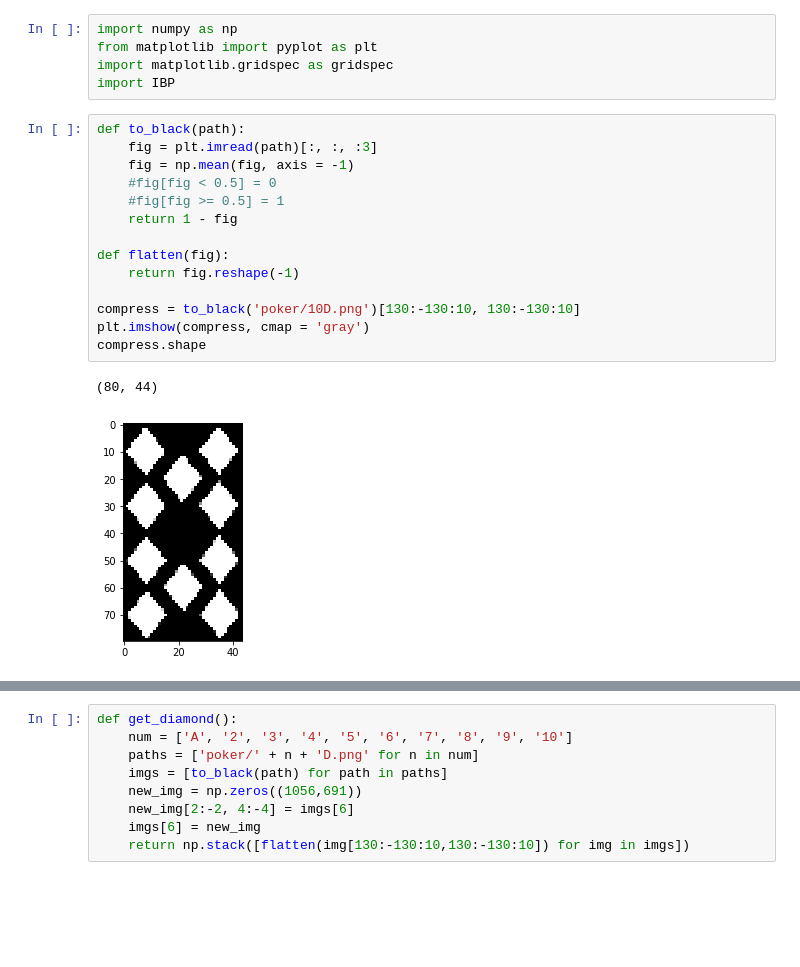
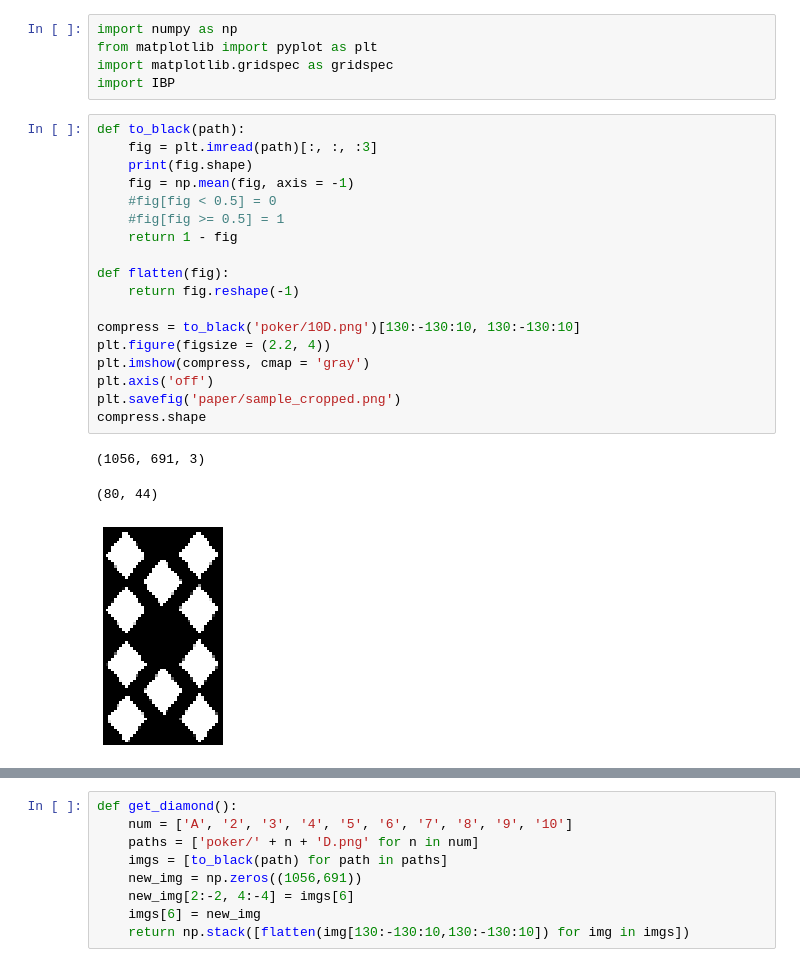
Before and after one commit to LauBok/IBP4ILFM, a Jupyter notebook: poker.ipynb, the cells around one changed output, grey strips where cells are left out. Drawn from its saved outputs; the diff is of its cells as text; blank space fills up the shorter version.

```diff
--- a/poker.ipynb
+++ b/poker.ipynb
@@ -6,17 +6,22 @@ import IBP
 # %%
 def to_black(path):
     fig = plt.imread(path)[:, :, :3]
+    print(fig.shape)
     fig = np.mean(fig, axis = -1)
     #fig[fig < 0.5] = 0
     #fig[fig >= 0.5] = 1
     return 1 - fig
 
 def flatten(fig):
     return fig.reshape(-1)
 
 compress = to_black('poker/10D.png')[130:-130:10, 130:-130:10]
+plt.figure(figsize = (2.2, 4))
 plt.imshow(compress, cmap = 'gray')
+plt.axis('off')
+plt.savefig('paper/sample_cropped.png')
 compress.shape
 # %% [output]
-(80, 44)
+(1056, 691, 3)
+(80, 44)
-[figure, old version]
+[figure, new version]
```
Also changed, not shown: parts of 13 cells of this notebook, 1 other file.
